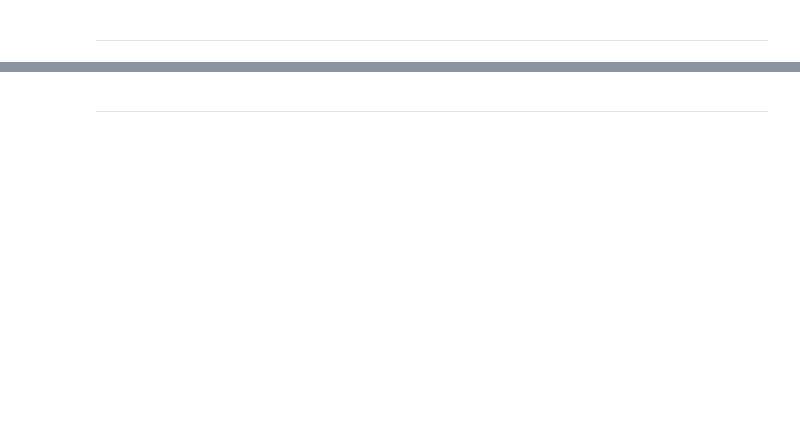
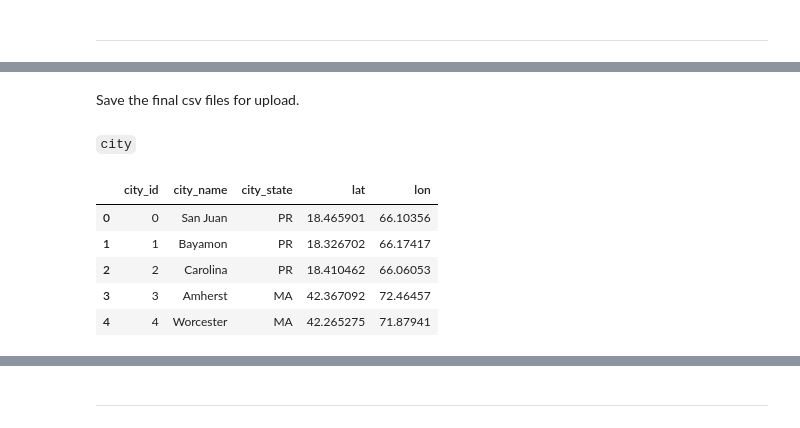
Before and after one commit to LukeMainwaring/MusicGenreViz, a Jupyter notebook: data_mining/data_upload.ipynb, the cells around one changed output, grey strips where cells are left out. Cells and saved outputs as stored; diff of their text form; code cells hidden in the pictures; blank space fills up the shorter version.

```diff
--- a/data_mining/data_upload.ipynb
+++ b/data_mining/data_upload.ipynb
@@ -204,0 +362,2 @@ TODO:
+# %% [markdown]
+Save the final csv files for upload.
@@ -204,0 +371,2 @@ TODO:
+# %% [markdown]
+`city`
@@ -204,0 +433,16 @@ TODO:
+# %%
+city_df = pd.read_csv('city_states.txt')
+city_df = city_df.reset_index().rename(columns={
+        'index': 'city_id',
+         'City': 'city_name',
+        'State': 'city_state',
+     'Latitude': 'lat',
+    'Longitude': 'lon'})
+city_df.head()
+# %% [output]
+|  | city_id | city_name | city_state | lat | lon |
+| 0 | 0 | San Juan | PR | 18.465901 | 66.10356 |
+| 1 | 1 | Bayamon | PR | 18.326702 | 66.17417 |
+| 2 | 2 | Carolina | PR | 18.410462 | 66.06053 |
+| 3 | 3 | Amherst | MA | 42.367092 | 72.46457 |
+| 4 | 4 | Worcester | MA | 42.265275 | 71.87941 |
```
Also changed, not shown: parts of 92 cells of this notebook, 8 other files.
